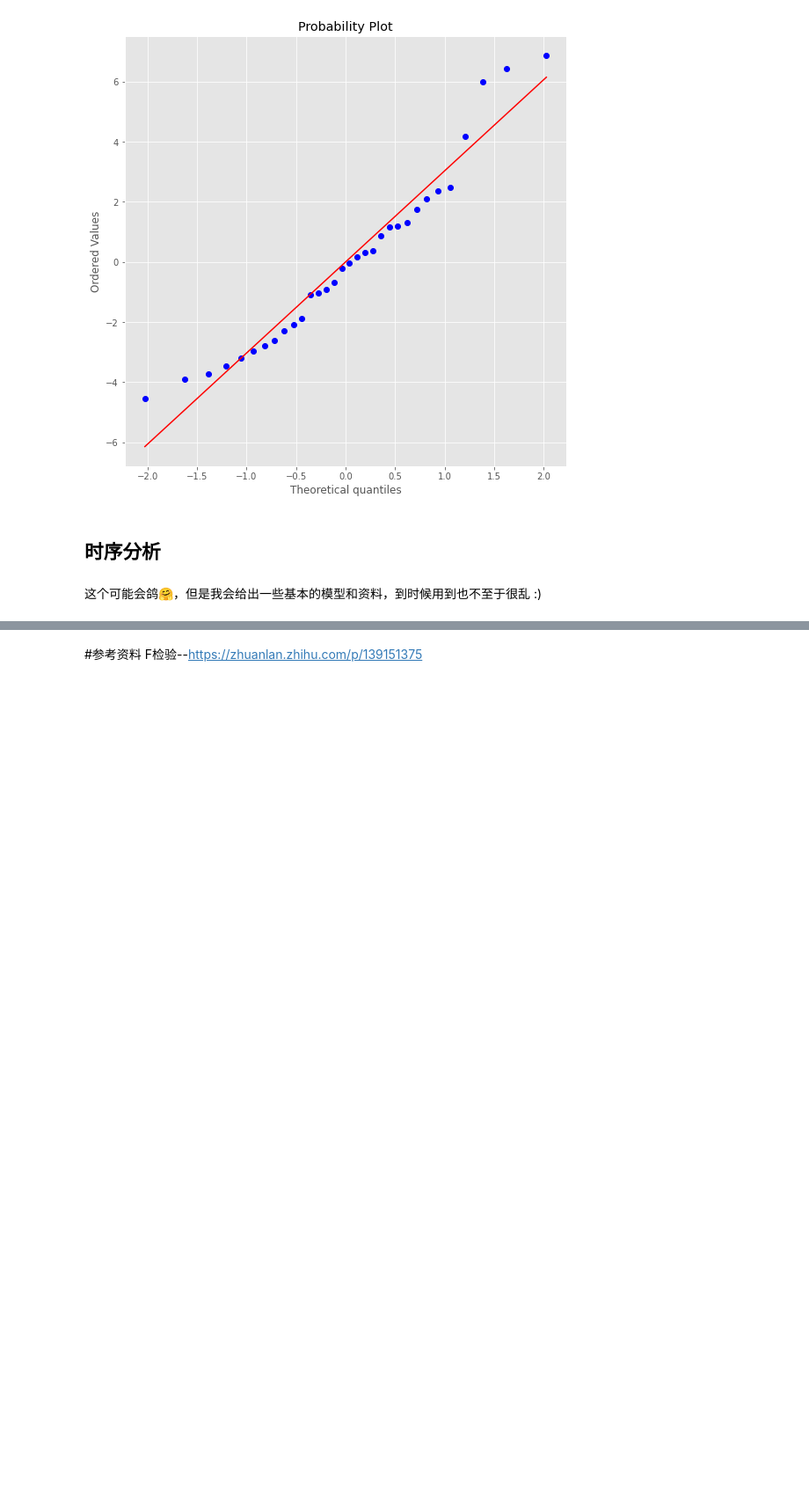
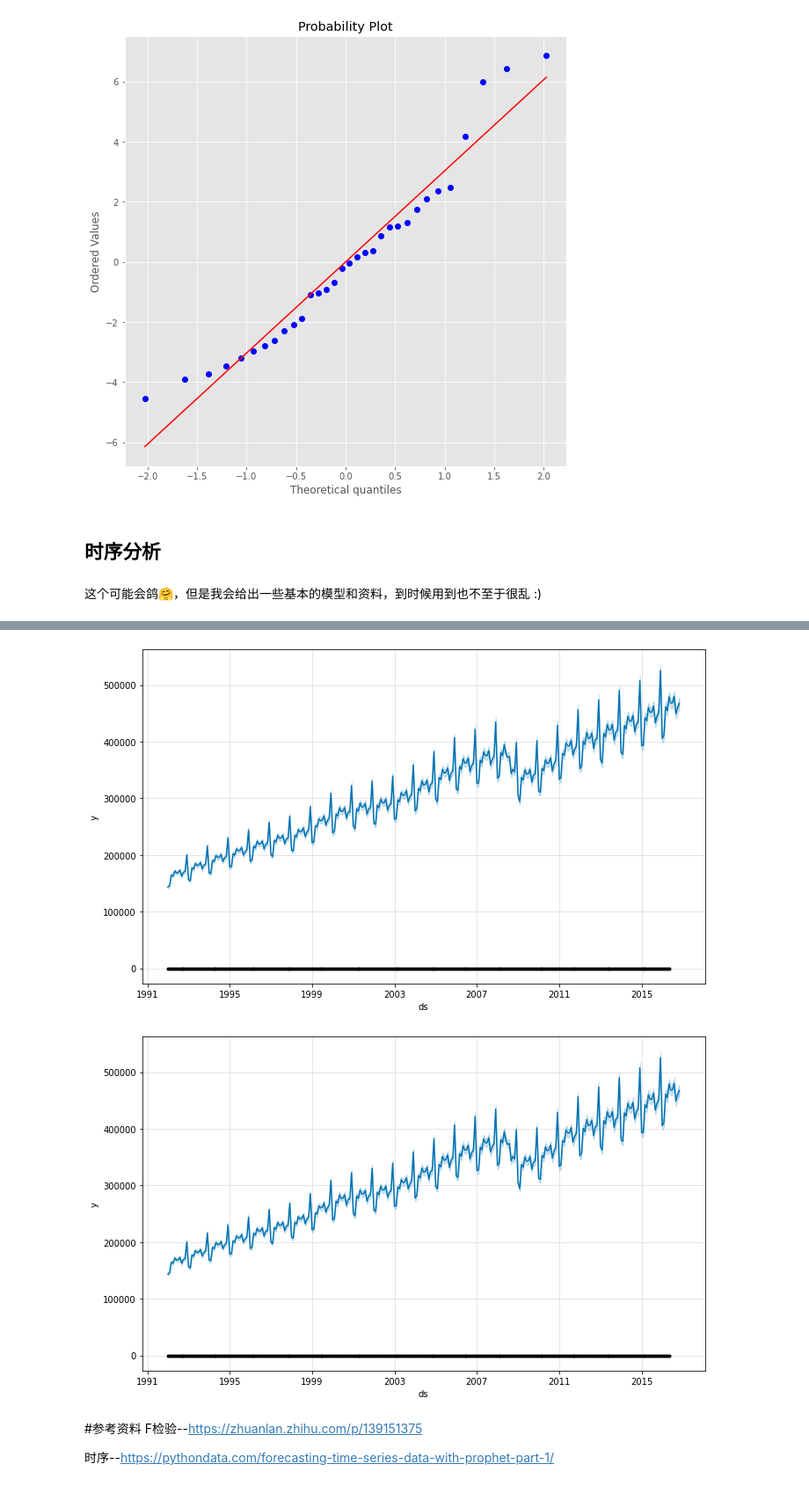
Before and after one commit to XuRui314/MathematicalModeling, a Jupyter notebook: Multivariate_Analysis_Formal_Version.ipynb, the cells around one changed output, grey strips where cells are left out. Shown at 88% size. Cells and saved outputs as stored; diff of their text form; code cells hidden in the pictures; blank space fills up the shorter version.

```diff
--- a/Multivariate_Analysis_Formal_Version.ipynb
+++ b/Multivariate_Analysis_Formal_Version.ipynb
@@ -1141,3 +1234,10 @@ stats.probplot(residuals, dist="norm", plot=plt);
+# %%
+model.plot(forecast_data_orig)
+# %% [output]
+[figure, added]
+[figure, added]
 # %% [markdown]
 #参考资料
 F检验--https://zhuanlan.zhihu.com/p/139151375
+
+时序--https://pythondata.com/forecasting-time-series-data-with-prophet-part-1/
```
Also changed, not shown: parts of 17 cells of this notebook.
